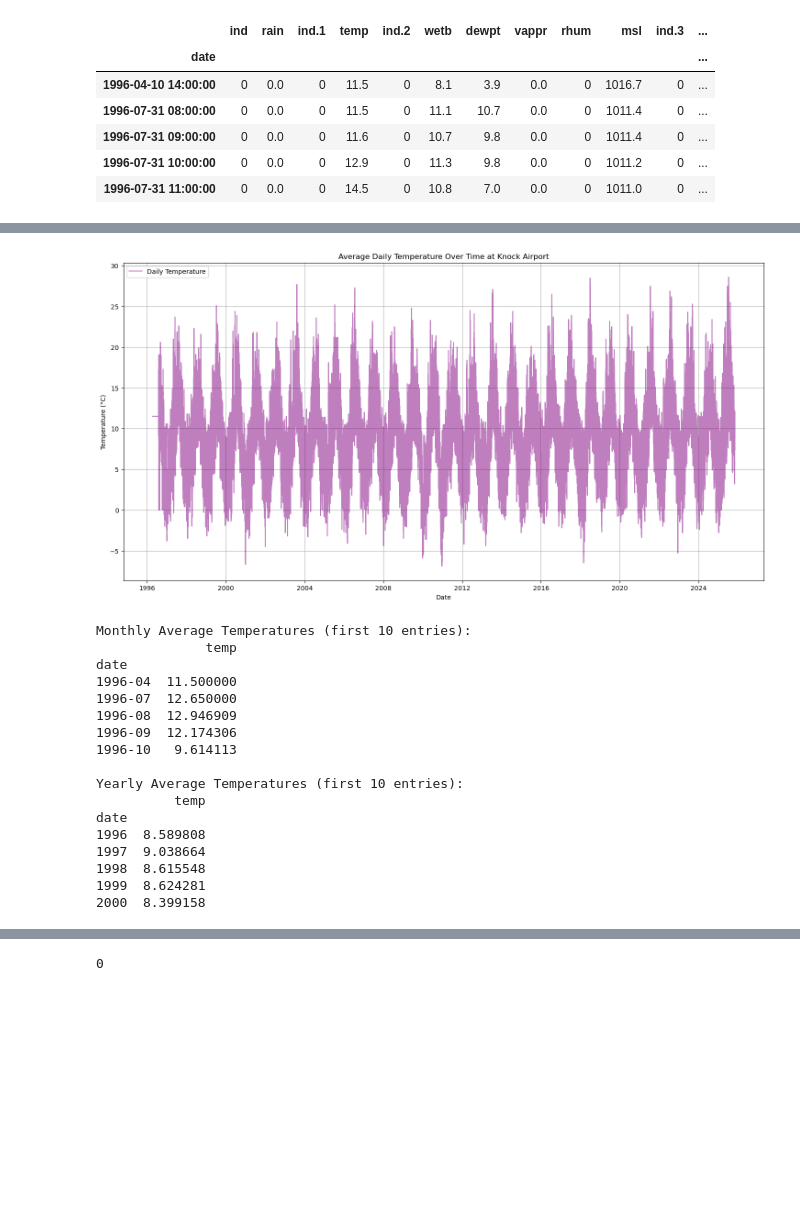
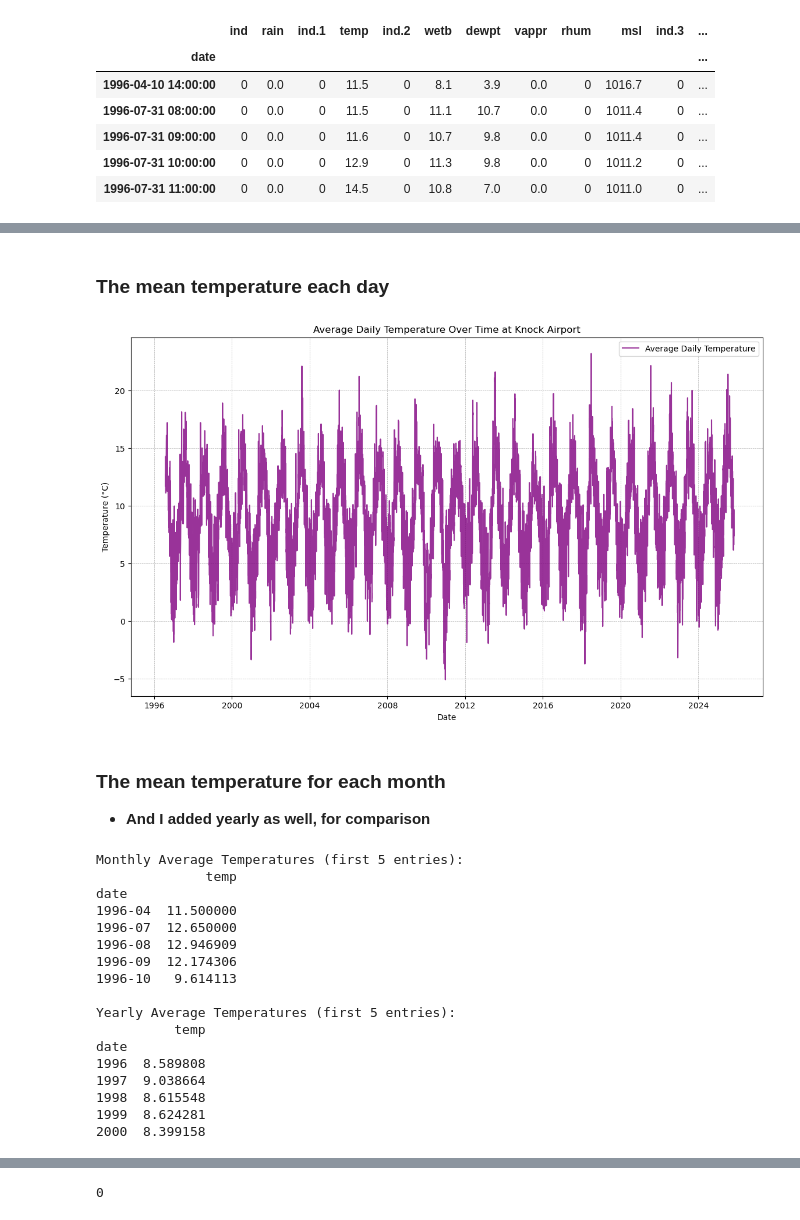
Before and after one commit to marianemcgrath/pfda, a Jupyter notebook: assignment/assignment06_weather.ipynb, the cells around one changed output, grey strips where cells are left out. Drawn from its saved outputs; the diff is of its cells as text; code cells hidden in the pictures; blank space fills up the shorter version.

```diff
--- a/assignment/assignment06_weather.ipynb
+++ b/assignment/assignment06_weather.ipynb
@@ -117,32 +133,50 @@ display(df.head())
+# %% [markdown]
+### **The mean temperature each day**
+# %%
+# To get the mean daily temperature, we resample the data by day and calculate the mean for each day
+mean_daily_temp = df['temp'].resample('D').mean() # resampling per day
+
+# Source: https://www.geeksforgeeks.org/python/python-pandas-dataframe-resample/
+# Source: https://pandas.pydata.org/docs/reference/api/pandas.DataFrame.resample.html
 # %%
-# The first plot we are creating must depict the average daily temperature over time
-plt.figure(figsize=(18,9))
-plt.plot(df.index, df['temp'], label='Daily Temperature', color='purple', alpha=0.5)
+# Plotting the average daily temperature over time
+plt.figure(figsize=(14, 8))
+plt.plot(mean_daily_temp.index, mean_daily_temp, label='Average Daily Temperature', color='purple', alpha=0.8)
 plt.title('Average Daily Temperature Over Time at Knock Airport')
 plt.xlabel('Date')
 plt.ylabel('Temperature (°C)')
 plt.legend()
-plt.grid()
+plt.grid(True, linestyle='--', linewidth=0.5)
 plt.show()
+
+# Source: https://pandas.pydata.org/pandas-docs/version/0.13/visualization.html
 # %% [output]
-[figure, old version]
+[figure, new version]
+# %% [markdown]
+### **The mean temperature for each month**
+*   **And I added yearly as well, for comparison**
 # %%
 # Grouping by month and year to calculate average temperature
 # Select only numeric columns for mean calculation
 numeric_columns = df.select_dtypes(include=[np.number]).columns
+
+# Group by month and year, calculating the mean for each period
 monthly_data = df[numeric_columns].groupby(df.index.to_period('M')).mean()
 yearly_data = df[numeric_columns].groupby(df.index.to_period('Y')).mean()
 
+# Select only the temperature column for display
 show_monthly = monthly_data[['temp']]
 show_yearly = yearly_data[['temp']]
 
 # Display some of the average temperature data
-print("Monthly Average Temperatures (first 10 entries):")
-print(show_monthly.head())
-print("\nYearly Average Temperatures (first 10 entries):")
+print("Monthly Average Temperatures (first 5 entries):")
+print(show_monthly.head(5))
+print("\nYearly Average Temperatures (first 5 entries):")
 print(show_yearly.head(5))
+
+# Source: https://www.geeksforgeeks.org/python/how-to-group-pandas-dataframe-by-date-and-time/
 # %% [output]
-Monthly Average Temperatures (first 10 entries):
+Monthly Average Temperatures (first 5 entries):
               temp
 date
 1996-04  11.500000
@@ -151,7 +185,7 @@ date
 1996-09  12.174306
 1996-10   9.614113
 
-Yearly Average Temperatures (first 10 entries):
+Yearly Average Temperatures (first 5 entries):
           temp
 date
 1996  8.589808
```
Also changed, not shown: parts of 35 cells of this notebook, 7 other files.
